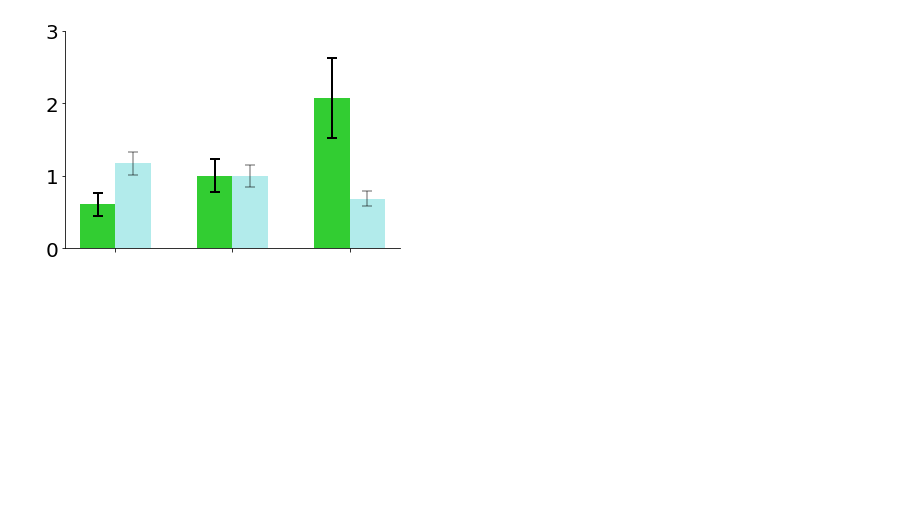
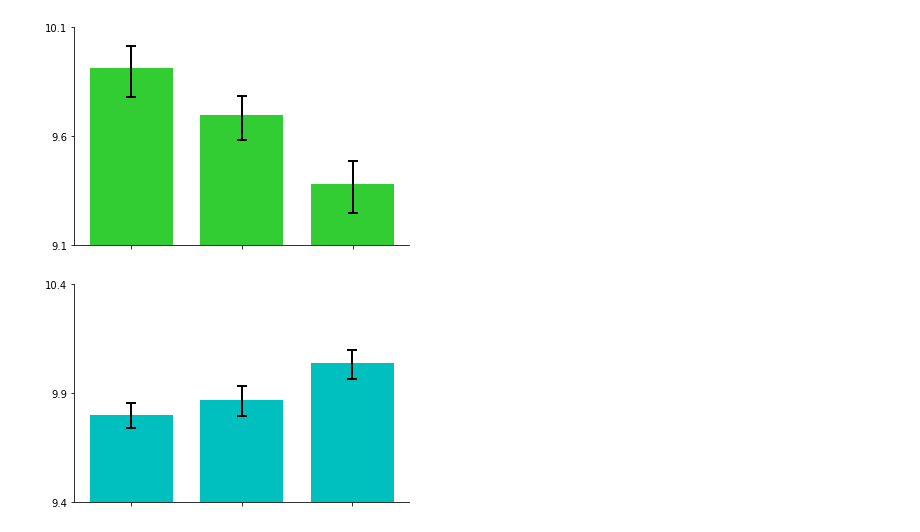
Before and after one commit to orangese/combind_multistruct_benchmarking, a Jupyter notebook: notebooks/paper/D2_mutagenesis_panels.ipynb, the cells around one changed output. Saved outputs shown, nothing was run; the diff lists cells and outputs as text; code cells hidden in the pictures; blank space fills up the shorter version.

```diff
--- a/notebooks/paper/D2_mutagenesis_panels.ipynb
+++ b/notebooks/paper/D2_mutagenesis_panels.ipynb
@@ -48,13 +48,23 @@ def get(ligand, mutation, metric):
             idx =  0
         else:
             idx = mutations.index(mutation)+1
-        return affinities[ligands.index(ligand)][idx] / affinities[ligands.index(ligand)][0]
-    elif metric == 'raw-sem':
+        return -np.log10(affinities[ligands.index(ligand)][idx])+9
+    elif metric == 'raw-sem-low':
         if mutation == 'WT':
             idx =  0
         else:
             idx = mutations.index(mutation)+1
-        return sems[ligands.index(ligand)][idx] / affinities[ligands.index(ligand)][0]
+        _mean = affinities[ligands.index(ligand)][idx]
+        _sem = sems[ligands.index(ligand)][idx]
+        return - np.log10(_mean - _sem) + np.log10(_mean)
+    elif metric == 'raw-sem-high':
+        if mutation == 'WT':
+            idx =  0
+        else:
+            idx = mutations.index(mutation)+1
+        _mean = affinities[ligands.index(ligand)][idx]
+        _sem = sems[ligands.index(ligand)][idx]
+        return np.log10(_mean + _sem) - np.log10(_mean)
     else:
         assert False
     return data[ligands.index(ligand)][mutations.index(mutation)]
@@ -92,32 +102,45 @@ plt.show()
 # %%
 ax = plt.subplot(111)
 
 color, ligand = 'limegreen', 'Pimozide'
-width = 0.3
+width = 0.75
 x = np.linspace(0, 2, 3)
 y = [get(ligand, 'S193A', 'raw'), get(ligand, 'WT', 'raw'), get(ligand, 'S193V', 'raw')]
-err = [get(ligand, 'S193A', 'raw-sem'), get(ligand, 'WT', 'raw-sem'), get(ligand, 'S193V', 'raw-sem')]
-ax.bar(x, y, width, yerr=err, color=color,
+err_low = [get(ligand, 'S193A', 'raw-sem-low'), get(ligand, 'WT', 'raw-sem-low'), get(ligand, 'S193V', 'raw-sem-low')]
+err_high = [get(ligand, 'S193A', 'raw-sem-high'), get(ligand, 'WT', 'raw-sem-high'), get(ligand, 'S193V', 'raw-sem-high')]
+
+ax.bar(x, y, width, yerr=[err_low, err_high], color=color,
        error_kw={'elinewidth': 2, 'capsize': 5, 'capthick':2})
 
-color, ligand = 'c', 'Benperidol'
-x = np.linspace(0, 2, 3)+width
-y = [get(ligand, 'S193A', 'raw'), get(ligand, 'WT', 'raw'), get(ligand, 'S193V', 'raw')]
-err = [get(ligand, 'S193A', 'raw-sem'), get(ligand, 'WT', 'raw-sem'), get(ligand, 'S193V', 'raw-sem')]
-ax.bar(x, y, width, yerr=err, color=color, alpha = 0.3,
-       error_kw={'elinewidth': 2, 'capsize': 5, 'capthick':2, 'alpha':0.3})
-
-ax.set_xticks(np.linspace(0, 2, 3)+width/2)
+ax.set_xticks(np.linspace(0, 2, 3))
 ax.set_xticklabels([])
-ax.set_yticks(range(0, 4))
-ax.set_yticklabels(range(0, 4), fontsize = 20)
-
 ax.spines['right'].set_visible(False)
 ax.spines['top'].set_visible(False)
-#plt.savefig('../../pymol/figures/D2_panels/S193.pdf')
+plt.ylim(9.1, 10.1)
+plt.yticks([9.1, 9.6, 10.1])
+plt.savefig('../../pymol/figures/d2_panels/S193_pimozide.pdf')
 plt.show()
+
+ax = plt.subplot(111)
+color, ligand = 'c', 'Benperidol'
+x = np.linspace(0, 2, 3)
+y = [get(ligand, 'S193A', 'raw'), get(ligand, 'WT', 'raw'), get(ligand, 'S193V', 'raw')]
+err_low = [get(ligand, 'S193A', 'raw-sem-low'), get(ligand, 'WT', 'raw-sem-low'), get(ligand, 'S193V', 'raw-sem-low')]
+err_high = [get(ligand, 'S193A', 'raw-sem-high'), get(ligand, 'WT', 'raw-sem-high'), get(ligand, 'S193V', 'raw-sem-high')]
+
+ax.bar(x, y, width, yerr=[err_low, err_high], color=color,
+       error_kw={'elinewidth': 2, 'capsize': 5, 'capthick':2})
+ax.set_xticks(np.linspace(0, 2, 3))
+ax.set_xticklabels([])
+ax.spines['right'].set_visible(False)
+ax.spines['top'].set_visible(False)
+plt.ylim(9.4, 10.4)
+plt.yticks([9.4, 9.9, 10.4])
+plt.savefig('../../pymol/figures/d2_panels/S193_benperidol.pdf')
+plt.show()
 # %% [output]
-[figure, old version]
+[figure, new version]
+[figure, added]
 # %%
 for mutation in mutations:
     if '193' in mutation: continue
```
Also changed, not shown: parts of 4 cells of this notebook, 34 other files.
